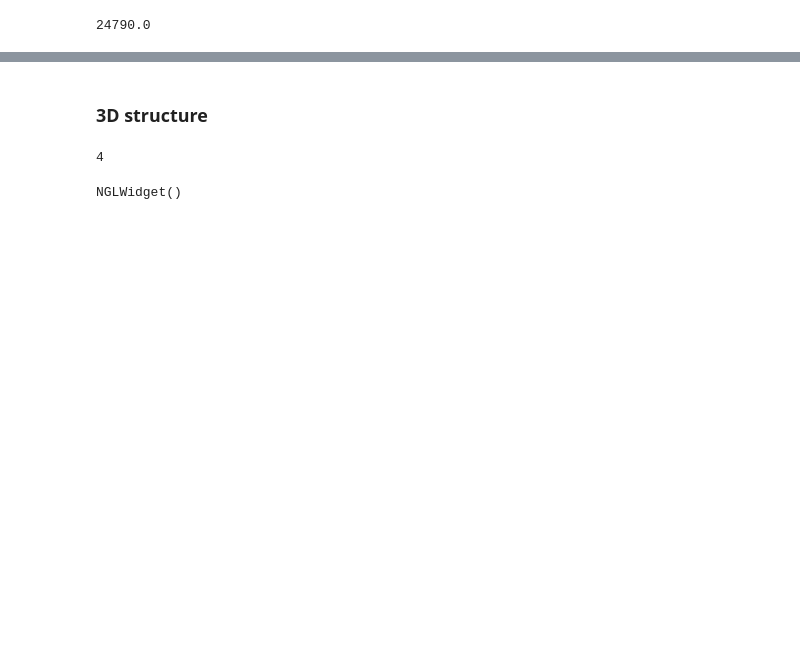
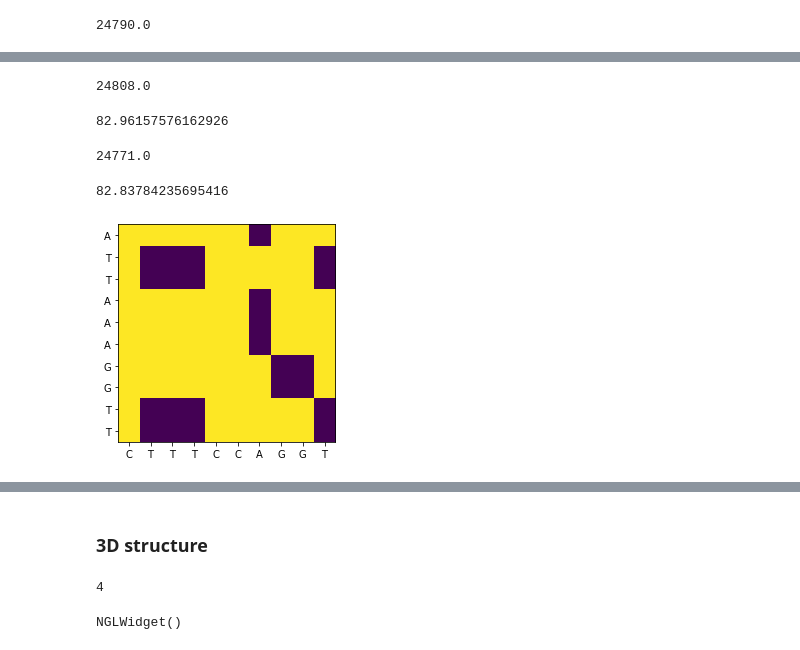
Before and after one commit to DinhCongPhan/Bioinfomatics, a Jupyter notebook: Analysis_Covid19_Genome.ipynb, the cells around one changed output, grey strips where cells are left out. Cells and saved outputs as stored; diff of their text form; code cells hidden in the pictures; blank space fills up the shorter version.

```diff
--- a/Analysis_Covid19_Genome.ipynb
+++ b/Analysis_Covid19_Genome.ipynb
@@ -521,0 +617,8 @@ conv_n_batRs4231
+# %%
+conv_n_batBeta
+# %% [output]
+24808.0
+# %%
+conv_n_batBeta/len(covid_seq)*100
+# %% [output]
+82.96157576162926
@@ -521,0 +627,12 @@ conv_n_batRs4231
+# %%
+conv_n_sarUrbani
+# %% [output]
+24771.0
+# %%
+conv_n_sarUrbani/len(covid_seq)*100
+# %% [output]
+82.83784235695416
+# %%
+dotplotx(covid_seq[0:10],bat_Ratc13_seq[0:10])
+# %% [output]
+[figure, added]
```
Also changed, not shown: parts of 13 cells of this notebook, 1 other file.
